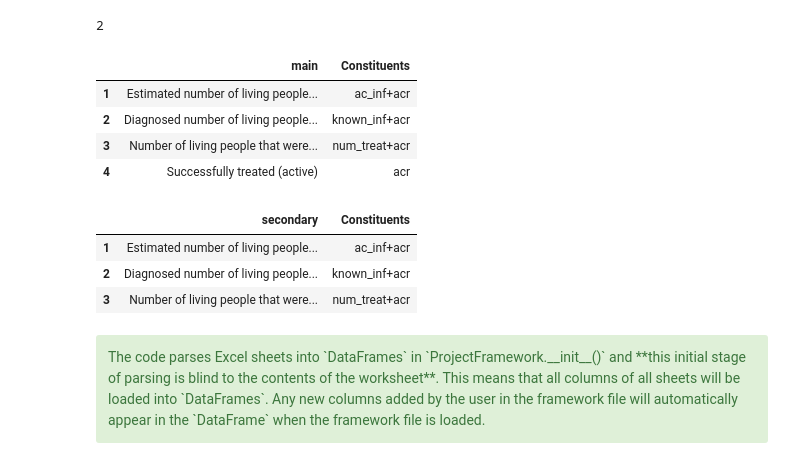
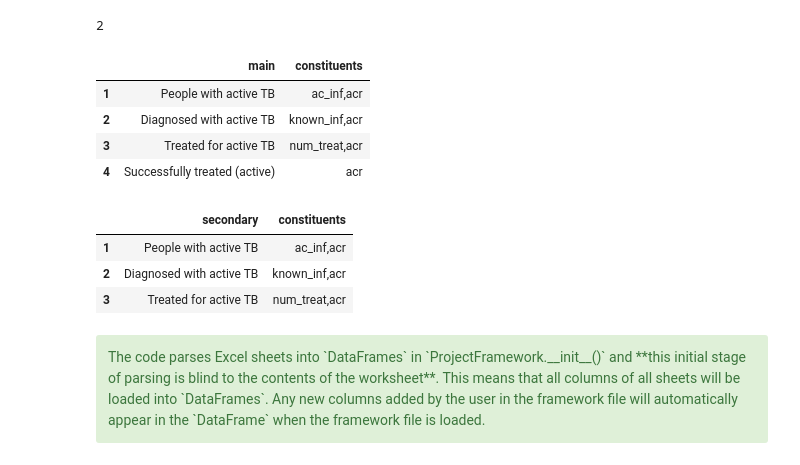
Before and after one commit to atomicateam/atomica, a Jupyter notebook: doc/Frameworks.ipynb, the cells around one changed output. Saved outputs shown, nothing was run; the diff lists cells and outputs as text; code cells hidden in the pictures.

```diff
--- a/doc/Frameworks.ipynb
+++ b/doc/Frameworks.ipynb
@@ -68,20 +73,20 @@ len(F.sheets['Cascades'])
 # %% [output]
 2
 # %%
-F.sheets['Cascades'][0]
+F.sheets['cascades'][0]
 # %% [output]
-|  | main | Constituents |
-| 1 | Estimated number of living people... | ac_inf+acr |
-| 2 | Diagnosed number of living people... | known_inf+acr |
-| 3 | Number of living people that were... | num_treat+acr |
+|  | main | constituents |
+| 1 | People with active TB | ac_inf,acr |
+| 2 | Diagnosed with active TB | known_inf,acr |
+| 3 | Treated for active TB | num_treat,acr |
 | 4 | Successfully treated (active) | acr |
 # %%
-F.sheets['Cascades'][1]
+F.sheets['cascades'][1]
 # %% [output]
-|  | secondary | Constituents |
-| 1 | Estimated number of living people... | ac_inf+acr |
-| 2 | Diagnosed number of living people... | known_inf+acr |
-| 3 | Number of living people that were... | num_treat+acr |
+|  | secondary | constituents |
+| 1 | People with active TB | ac_inf,acr |
+| 2 | Diagnosed with active TB | known_inf,acr |
+| 3 | Treated for active TB | num_treat,acr |
 # %% [markdown]
 <div class="alert alert-success">
 The code parses Excel sheets into `DataFrames` in `ProjectFramework.__init__()` and **this initial stage of parsing is blind to the contents of the worksheet**. This means that all columns of all sheets will be loaded into `DataFrames`. Any new columns added by the user in the framework file will automatically appear in the `DataFrame` when the framework file is loaded.
```
Also changed, not shown: parts of 26 cells of this notebook, 3 other files.
